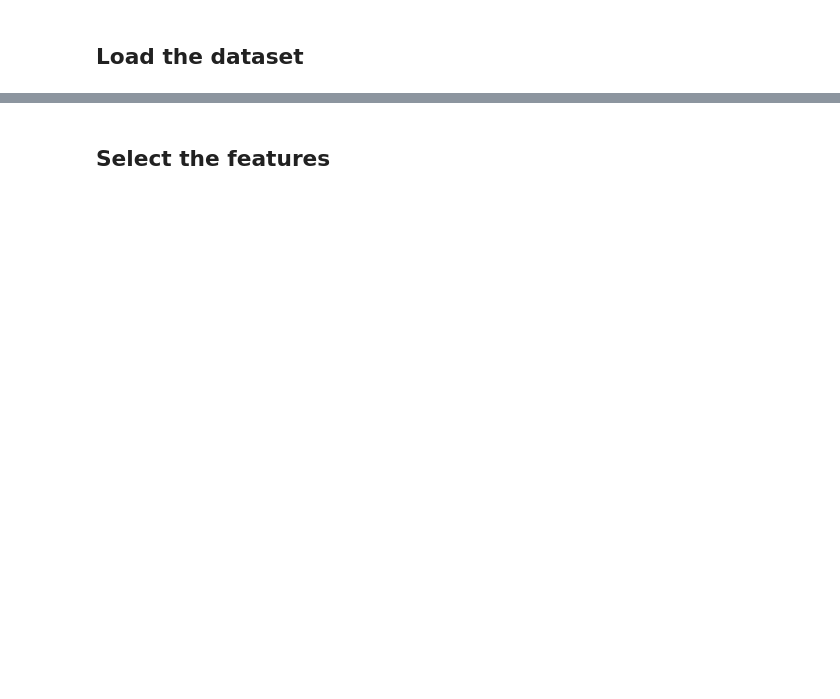
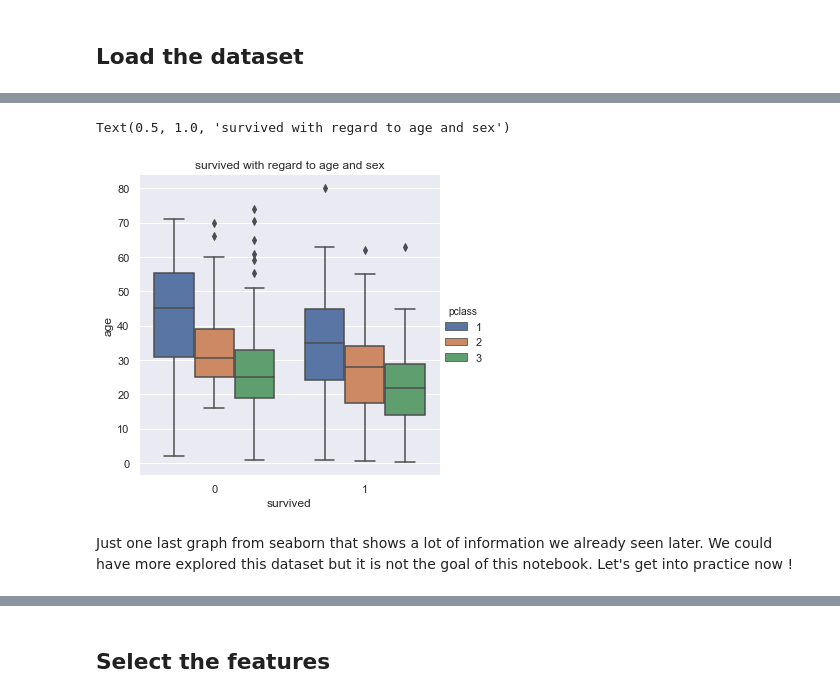
Before and after one commit to TrefleEncornet2/PortFolio, a Jupyter notebook: Titanic_comparaison_logistic_KNN_SVM.ipynb, the cells around one changed output, grey strips where cells are left out. Saved outputs shown, nothing was run; the diff lists cells and outputs as text; code cells hidden in the pictures; blank space fills up the shorter version.

```diff
--- a/Titanic_comparaison_logistic_KNN_SVM.ipynb
+++ b/Titanic_comparaison_logistic_KNN_SVM.ipynb
@@ -31,0 +145,8 @@ raw_data.describe(include='all')
+# %%
+sns.catplot(x = 'survived', y = 'age', hue='pclass', kind='box', data = raw_data)
+plt.title('survived with regard to age and sex')
+# %% [output]
+Text(0.5, 1.0, 'survived with regard to age and sex')
+[figure, added]
+# %% [markdown]
+Just one last graph from seaborn that shows a lot of information we already seen later. We could have more explored this dataset but it is not the goal of this notebook. Let's get into practice now !
```
Also changed, not shown: parts of 30 cells of this notebook.
